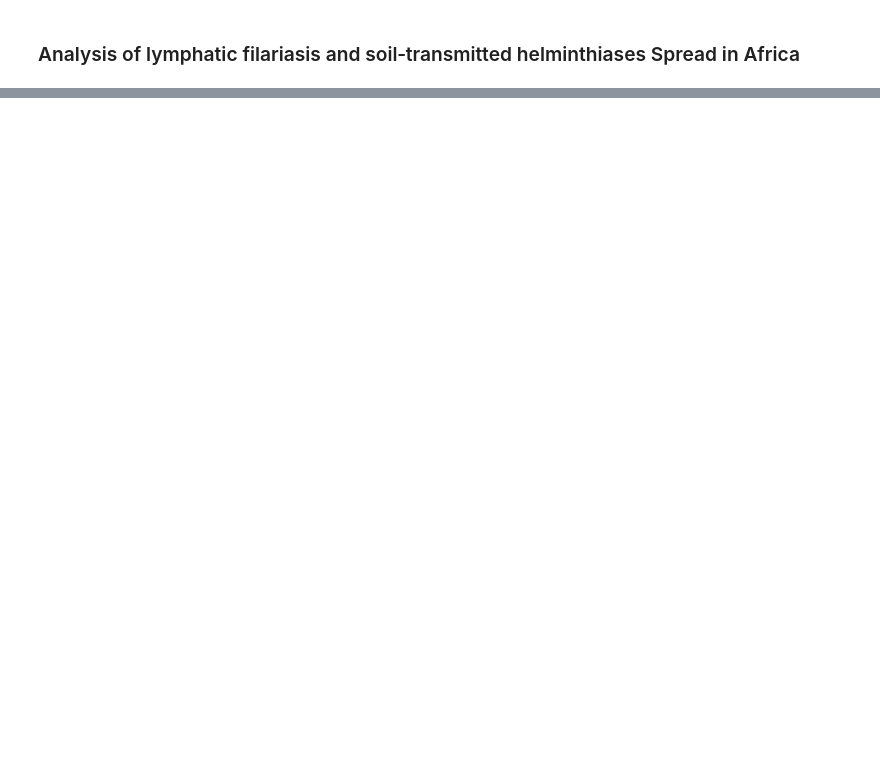
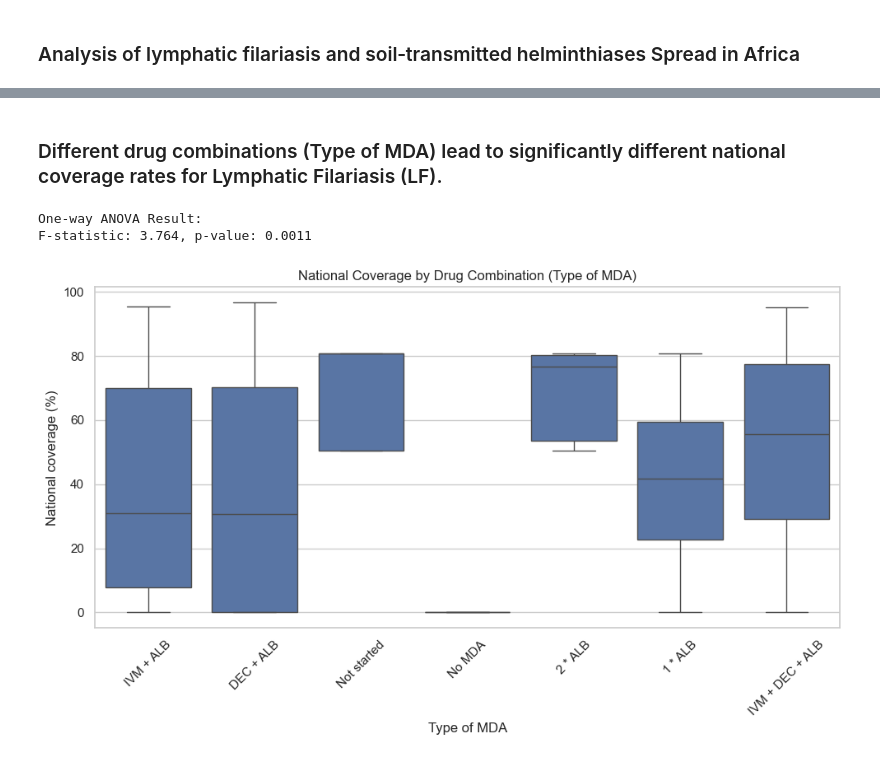
Before and after one commit to zainabkapadia52/NTDs-in-Africa-analysis, a Jupyter notebook: wa.ipynb, the cells around one changed output, grey strips where cells are left out. Cells and saved outputs as stored; diff of their text form; code cells hidden in the pictures; blank space fills up the shorter version.

```diff
--- a/wa.ipynb
+++ b/wa.ipynb
@@ -345,0 +639,20 @@ KeyError: 'baseline_PC'
+# %%
+africa_data = africa_data[["CountryCode", "Year", "Urban_Pop_Pct", "ODA_per_capita"]]
+africa_data = africa_data.drop_duplicates()  # remove accidental row-level duplicates
+africa_data["Year"] = africa_data["Year"].astype(int)
+lf_final["Year"] = lf_final["Year"].astype(int)
+sth_final["Year"] = sth_final["Year"].astype(int)
+
+lf_final = lf_final.drop(columns=[col for col in lf_final.columns if 'Urban_Pop' in col or 'ODA_per_capita' in col])
+sth_final = sth_final.drop(columns=[col for col in sth_final.columns if 'Urban_Pop' in col or 'ODA_per_capita' in col])
+
+lf_final = lf_final.merge(africa_data, on=["CountryCode", "Year"], how="left")
+sth_final = sth_final.merge(africa_data, on=["CountryCode", "Year"], how="left")
+# %%
+# Drop rows where either Urban_Pop_Pct or ODA_per_capita is missing
+lf_final = lf_final.dropna(subset=["Urban_Pop_Pct", "ODA_per_capita"]).reset_index(drop=True)
+sth_final = sth_final.dropna(subset=["Urban_Pop_Pct", "ODA_per_capita"]).reset_index(drop=True)
+# %%
+# Convert to numeric
+lf_final["ODA_per_capita"] = pd.to_numeric(lf_final["ODA_per_capita"], errors="coerce")
+sth_final["ODA_per_capita"] = pd.to_numeric(sth_final["ODA_per_capita"], errors="coerce")
@@ -345,0 +802,27 @@ KeyError: 'baseline_PC'
+# %% [markdown]
+### Different drug combinations (Type of MDA) lead to significantly different national coverage rates for Lymphatic Filariasis (LF).
+# %%
+import scipy.stats as stats
+
+lf_df = lf_final
+lf_drug_data = lf_df[["Type of MDA", "National coverage (%)"]].dropna()
+
+# One-way ANOVA
+groups = [group["National coverage (%)"].values for name, group in lf_drug_data.groupby("Type of MDA")]
+anova_result = stats.f_oneway(*groups)
+
+print("One-way ANOVA Result:")
+print(f"F-statistic: {anova_result.statistic:.3f}, p-value: {anova_result.pvalue:.4f}")
+
+plt.figure(figsize=(10, 6))
+sns.boxplot(data=lf_drug_data, x="Type of MDA", y="National coverage (%)")
+plt.xticks(rotation=45)
+plt.title("National Coverage by Drug Combination (Type of MDA)")
+plt.xlabel("Type of MDA")
+plt.ylabel("National coverage (%)")
+plt.tight_layout()
+plt.show()
+# %% [output]
+One-way ANOVA Result:
+F-statistic: 3.764, p-value: 0.0011
+[figure, added]
```
Also changed, not shown: parts of 86 cells of this notebook, 11 other files.
